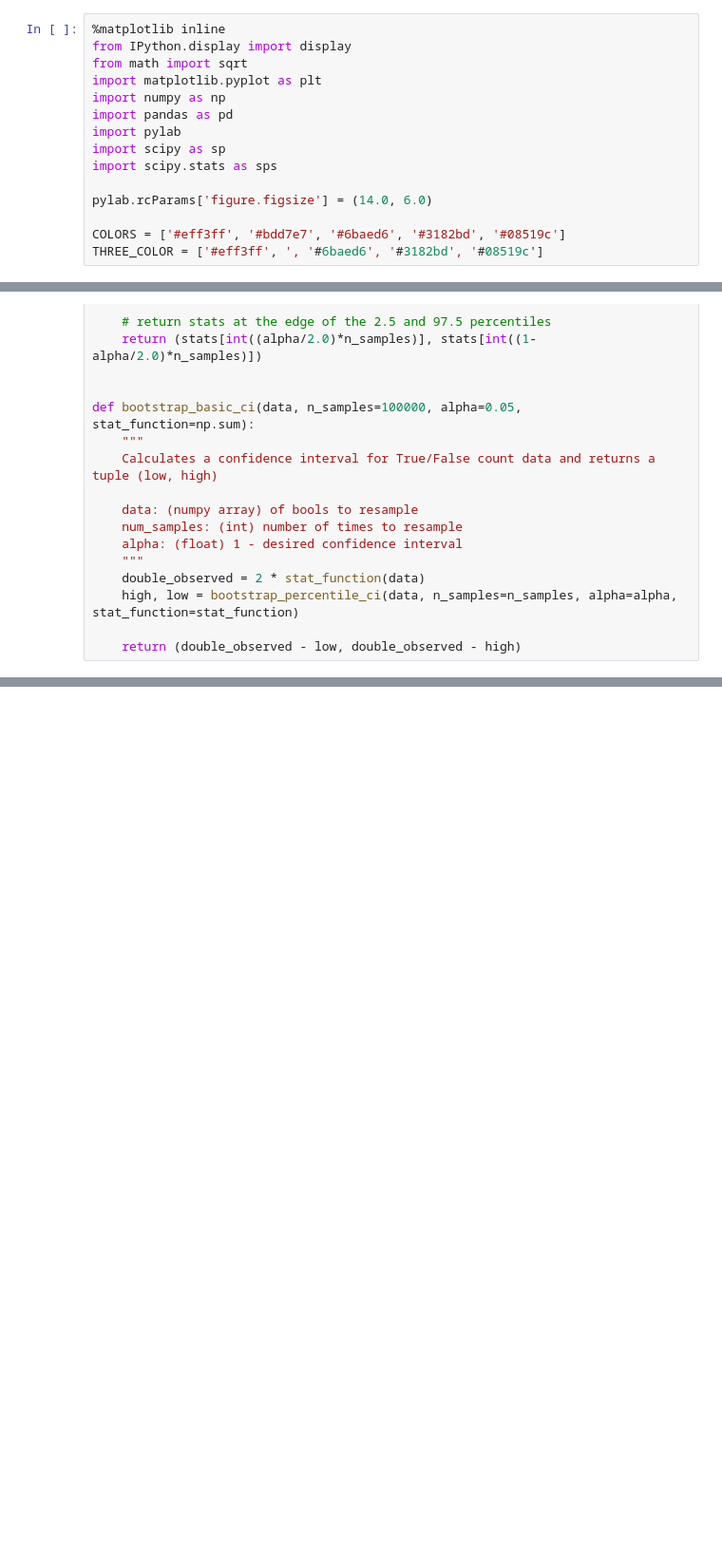
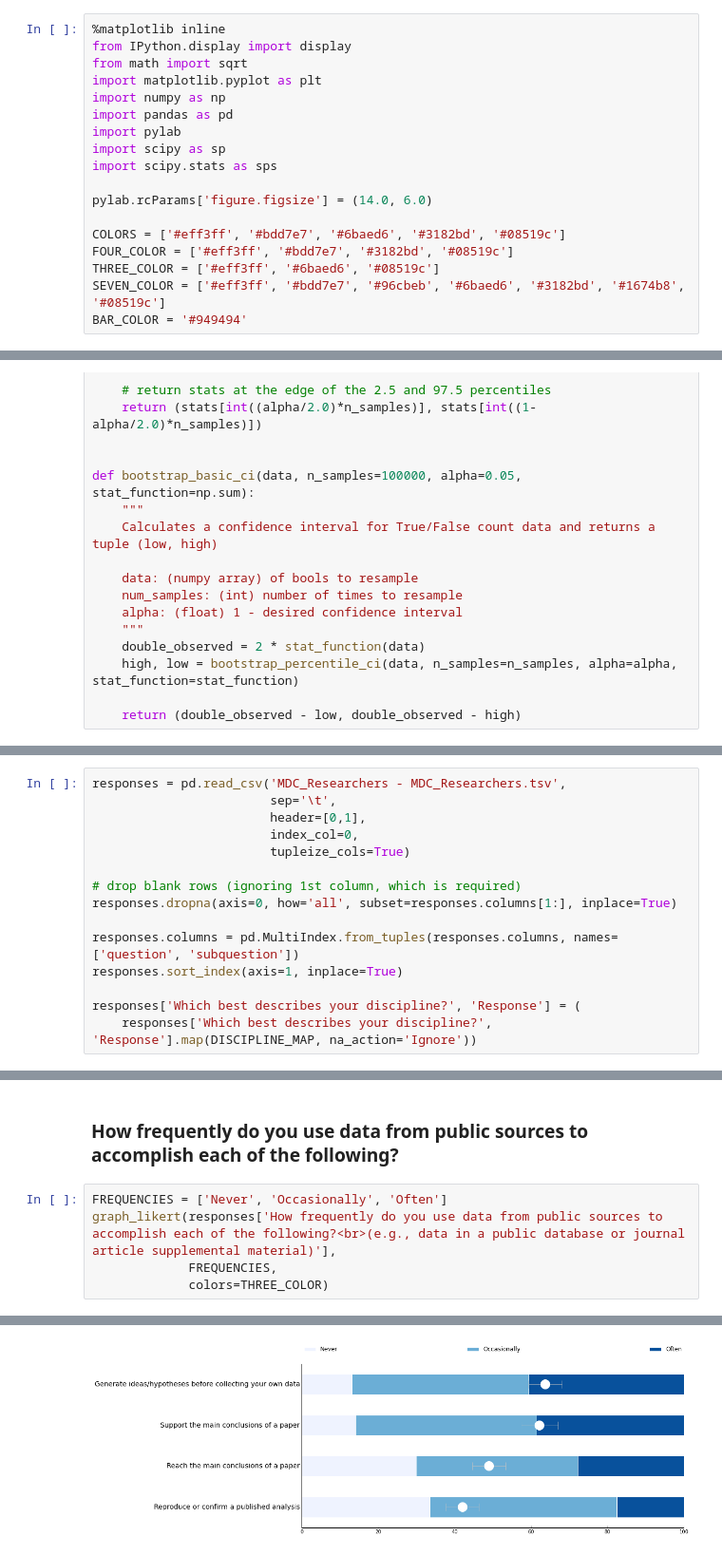
Before and after one commit to JEK-III/MDCSurvey, a Jupyter notebook: Making Data Count.ipynb, the cells around one changed output, grey strips where cells are left out. Shown: that part at 95% size. Saved outputs shown, nothing was run; the diff lists cells and outputs as text; blank space fills up the shorter version.

```diff
--- a/Making Data Count.ipynb
+++ b/Making Data Count.ipynb
@@ -12,4 +18,7 @@ import scipy.stats as sps
 pylab.rcParams['figure.figsize'] = (14.0, 6.0)
 
 COLORS = ['#eff3ff', '#bdd7e7', '#6baed6', '#3182bd', '#08519c']
-THREE_COLOR = ['#eff3ff', ', '#6baed6', '#3182bd', '#08519c']
+FOUR_COLOR = ['#eff3ff', '#bdd7e7', '#3182bd', '#08519c']
+THREE_COLOR = ['#eff3ff', '#6baed6', '#08519c']
+SEVEN_COLOR = ['#eff3ff', '#bdd7e7', '#96cbeb', '#6baed6', '#3182bd', '#1674b8', '#08519c']
+BAR_COLOR = '#949494'
@@ -274,0 +210,15 @@ Index([u'How frequently do you use data from public sources to accomplish each o
+# %%
+responses = pd.read_csv('MDC_Researchers - MDC_Researchers.tsv',
+                        sep='\t',
+                        header=[0,1],
+                        index_col=0,
+                        tupleize_cols=True)
+
+# drop blank rows (ignoring 1st column, which is required)
+responses.dropna(axis=0, how='all', subset=responses.columns[1:], inplace=True)
+
+responses.columns = pd.MultiIndex.from_tuples(responses.columns, names=['question', 'subquestion'])
+responses.sort_index(axis=1, inplace=True)
+
+responses['Which best describes your discipline?', 'Response'] = (
+    responses['Which best describes your discipline?', 'Response'].map(DISCIPLINE_MAP, na_action='Ignore'))
@@ -274,0 +289,8 @@ Index([u'How frequently do you use data from public sources to accomplish each o
+# %% [markdown]
+### How frequently do you use data from public sources to accomplish each of the following?
+# %%
+FREQUENCIES = ['Never', 'Occasionally', 'Often']
+graph_likert(responses['How frequently do you use data from public sources to accomplish each of the following?<br>(e.g., data in a public database or journal article supplemental material)'],
+             FREQUENCIES,
+             colors=THREE_COLOR)
+# %% [output]
@@ -274,0 +314 @@ Index([u'How frequently do you use data from public sources to accomplish each o
+[figure, added]
```
Also changed, not shown: parts of 70 cells of this notebook.
